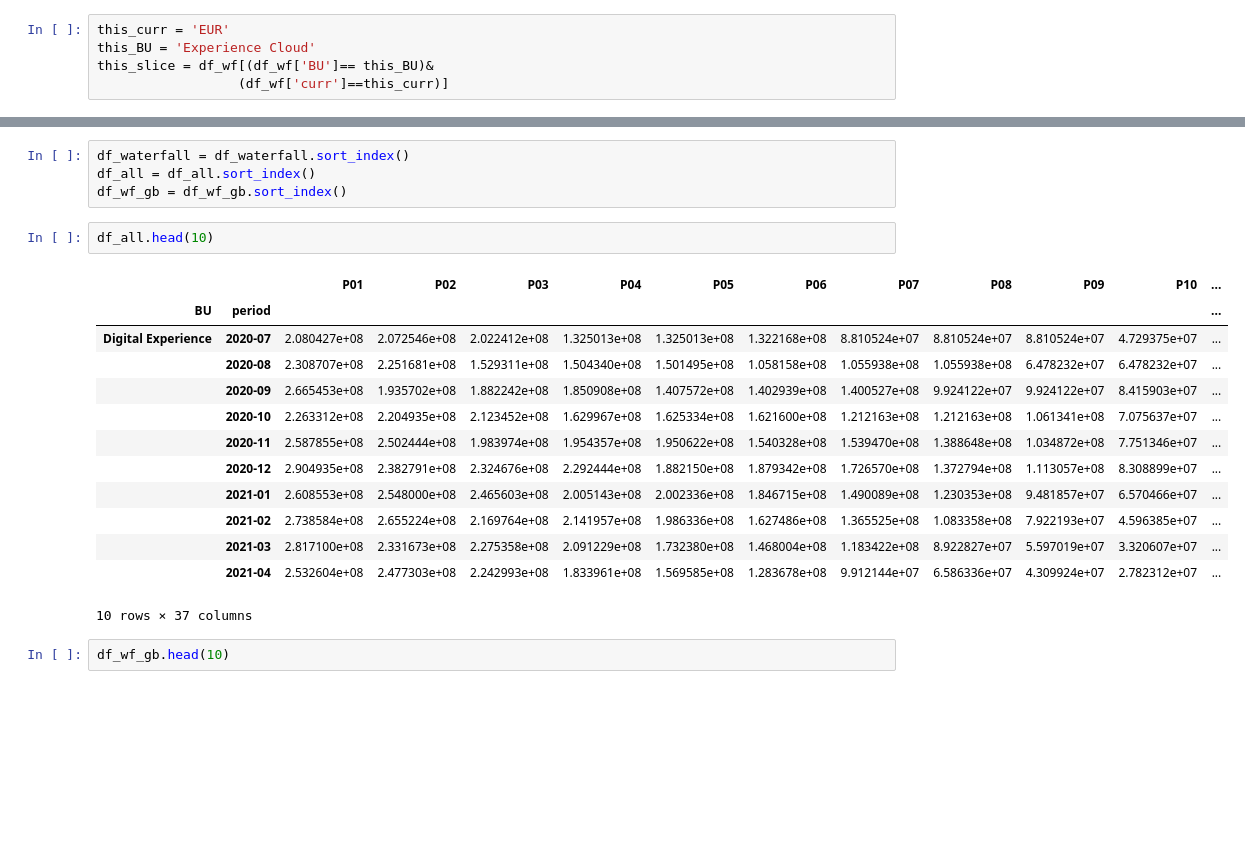
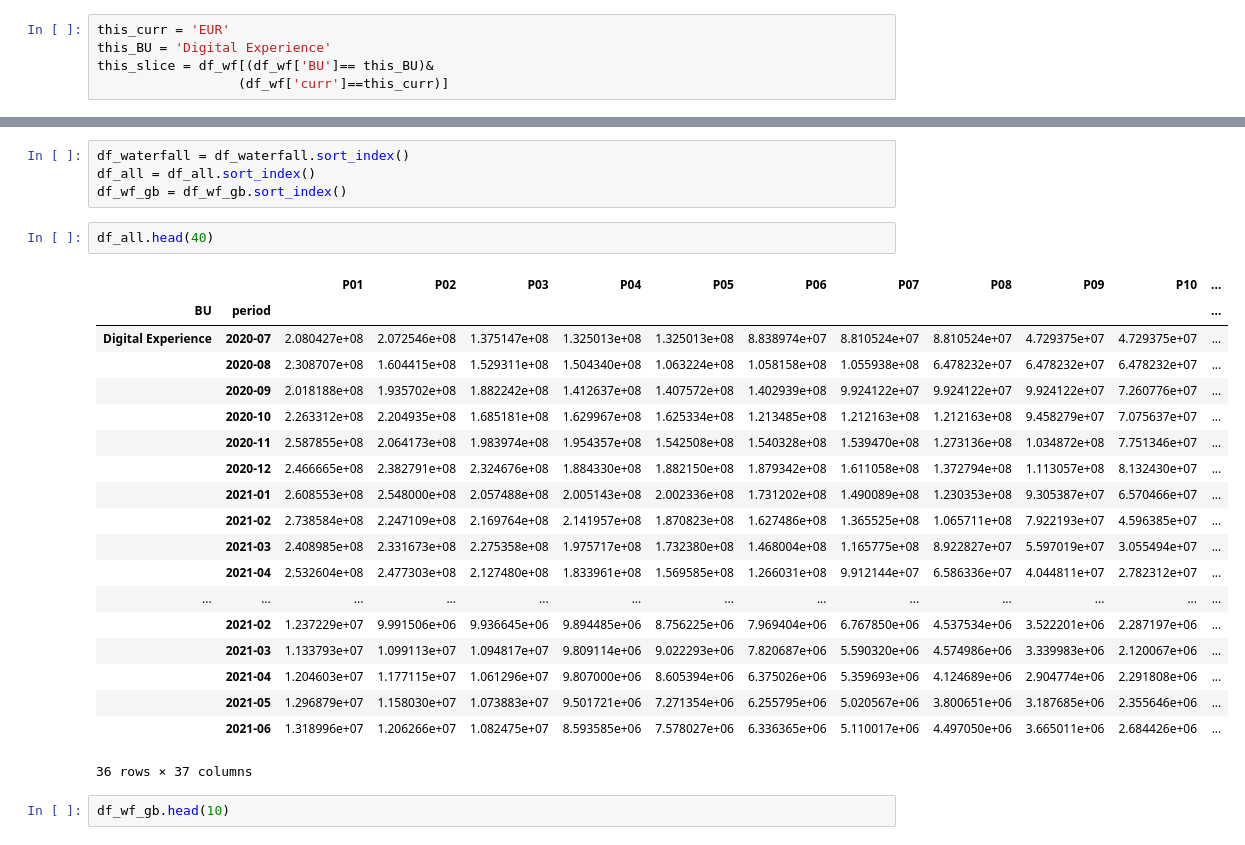
Before and after one commit to davidjsmith44/Deferred_Revenue_Forecast, a Jupyter notebook: notebooks/build_waterfall_from_initial.ipynb, the cells around one changed output, grey strips where cells are left out. Drawn from its saved outputs; the diff is of its cells as text; blank space fills up the shorter version.

```diff
--- a/notebooks/build_waterfall_from_initial.ipynb
+++ b/notebooks/build_waterfall_from_initial.ipynb
@@ -312,7 +312,7 @@ df_wf.head(40)
 40 rows × 40 columns
 # %%
 this_curr = 'EUR'
-this_BU = 'Experience Cloud'
+this_BU = 'Digital Experience'
 this_slice = df_wf[(df_wf['BU']== this_BU)&
                   (df_wf['curr']==this_curr)]
 # %%
@@ -851,21 +819,27 @@ df_waterfall = df_waterfall.sort_index()
 df_all = df_all.sort_index()
 df_wf_gb = df_wf_gb.sort_index()
 # %%
-df_all.head(10)
+df_all.head(40)
 # %% [output]
 |  |  | P01 | P02 | P03 | P04 | P05 | P06 | P07 | P08 | P09 | P10 | ... |
 | BU | period |  |  |  |  |  |  |  |  |  |  | ... |
-| Digital Experience | 2020-07 | 2.080427e+08 | 2.072546e+08 | 2.022412e+08 | 1.325013e+08 | 1.325013e+08 | 1.322168e+08 | 8.810524e+07 | 8.810524e+07 | 8.810524e+07 | 4.729375e+07 | ... |
-|  | 2020-08 | 2.308707e+08 | 2.251681e+08 | 1.529311e+08 | 1.504340e+08 | 1.501495e+08 | 1.058158e+08 | 1.055938e+08 | 1.055938e+08 | 6.478232e+07 | 6.478232e+07 | ... |
-|  | 2020-09 | 2.665453e+08 | 1.935702e+08 | 1.882242e+08 | 1.850908e+08 | 1.407572e+08 | 1.402939e+08 | 1.400527e+08 | 9.924122e+07 | 9.924122e+07 | 8.415903e+07 | ... |
-|  | 2020-10 | 2.263312e+08 | 2.204935e+08 | 2.123452e+08 | 1.629967e+08 | 1.625334e+08 | 1.621600e+08 | 1.212163e+08 | 1.212163e+08 | 1.061341e+08 | 7.075637e+07 | ... |
-|  | 2020-11 | 2.587855e+08 | 2.502444e+08 | 1.983974e+08 | 1.954357e+08 | 1.950622e+08 | 1.540328e+08 | 1.539470e+08 | 1.388648e+08 | 1.034872e+08 | 7.751346e+07 | ... |
-|  | 2020-12 | 2.904935e+08 | 2.382791e+08 | 2.324676e+08 | 2.292444e+08 | 1.882150e+08 | 1.879342e+08 | 1.726570e+08 | 1.372794e+08 | 1.113057e+08 | 8.308899e+07 | ... |
-|  | 2021-01 | 2.608553e+08 | 2.548000e+08 | 2.465603e+08 | 2.005143e+08 | 2.002336e+08 | 1.846715e+08 | 1.490089e+08 | 1.230353e+08 | 9.481857e+07 | 6.570466e+07 | ... |
-|  | 2021-02 | 2.738584e+08 | 2.655224e+08 | 2.169764e+08 | 2.141957e+08 | 1.986336e+08 | 1.627486e+08 | 1.365525e+08 | 1.083358e+08 | 7.922193e+07 | 4.596385e+07 | ... |
-|  | 2021-03 | 2.817100e+08 | 2.331673e+08 | 2.275358e+08 | 2.091229e+08 | 1.732380e+08 | 1.468004e+08 | 1.183422e+08 | 8.922827e+07 | 5.597019e+07 | 3.320607e+07 | ... |
-|  | 2021-04 | 2.532604e+08 | 2.477303e+08 | 2.242993e+08 | 1.833961e+08 | 1.569585e+08 | 1.283678e+08 | 9.912144e+07 | 6.586336e+07 | 4.309924e+07 | 2.782312e+07 | ... |
+| Digital Experience | 2020-07 | 2.080427e+08 | 2.072546e+08 | 1.375147e+08 | 1.325013e+08 | 1.325013e+08 | 8.838974e+07 | 8.810524e+07 | 8.810524e+07 | 4.729375e+07 | 4.729375e+07 | ... |
+|  | 2020-08 | 2.308707e+08 | 1.604415e+08 | 1.529311e+08 | 1.504340e+08 | 1.063224e+08 | 1.058158e+08 | 1.055938e+08 | 6.478232e+07 | 6.478232e+07 | 6.478232e+07 | ... |
+|  | 2020-09 | 2.018188e+08 | 1.935702e+08 | 1.882242e+08 | 1.412637e+08 | 1.407572e+08 | 1.402939e+08 | 9.924122e+07 | 9.924122e+07 | 9.924122e+07 | 7.260776e+07 | ... |
+|  | 2020-10 | 2.263312e+08 | 2.204935e+08 | 1.685181e+08 | 1.629967e+08 | 1.625334e+08 | 1.213485e+08 | 1.212163e+08 | 1.212163e+08 | 9.458279e+07 | 7.075637e+07 | ... |
+|  | 2020-11 | 2.587855e+08 | 2.064173e+08 | 1.983974e+08 | 1.954357e+08 | 1.542508e+08 | 1.540328e+08 | 1.539470e+08 | 1.273136e+08 | 1.034872e+08 | 7.751346e+07 | ... |
+|  | 2020-12 | 2.466665e+08 | 2.382791e+08 | 2.324676e+08 | 1.884330e+08 | 1.882150e+08 | 1.879342e+08 | 1.611058e+08 | 1.372794e+08 | 1.113057e+08 | 8.132430e+07 | ... |
+|  | 2021-01 | 2.608553e+08 | 2.548000e+08 | 2.057488e+08 | 2.005143e+08 | 2.002336e+08 | 1.731202e+08 | 1.490089e+08 | 1.230353e+08 | 9.305387e+07 | 6.570466e+07 | ... |
+|  | 2021-02 | 2.738584e+08 | 2.247109e+08 | 2.169764e+08 | 2.141957e+08 | 1.870823e+08 | 1.627486e+08 | 1.365525e+08 | 1.065711e+08 | 7.922193e+07 | 4.596385e+07 | ... |
+|  | 2021-03 | 2.408985e+08 | 2.331673e+08 | 2.275358e+08 | 1.975717e+08 | 1.732380e+08 | 1.468004e+08 | 1.165775e+08 | 8.922827e+07 | 5.597019e+07 | 3.055494e+07 | ... |
+|  | 2021-04 | 2.532604e+08 | 2.477303e+08 | 2.127480e+08 | 1.833961e+08 | 1.569585e+08 | 1.266031e+08 | 9.912144e+07 | 6.586336e+07 | 4.044811e+07 | 2.782312e+07 | ... |
+| ... | ... | ... | ... | ... | ... | ... | ... | ... | ... | ... | ... | ... |
+|  | 2021-02 | 1.237229e+07 | 9.991506e+06 | 9.936645e+06 | 9.894485e+06 | 8.756225e+06 | 7.969404e+06 | 6.767850e+06 | 4.537534e+06 | 3.522201e+06 | 2.287197e+06 | ... |
+|  | 2021-03 | 1.133793e+07 | 1.099113e+07 | 1.094817e+07 | 9.809114e+06 | 9.022293e+06 | 7.820687e+06 | 5.590320e+06 | 4.574986e+06 | 3.339983e+06 | 2.120067e+06 | ... |
+|  | 2021-04 | 1.204603e+07 | 1.177115e+07 | 1.061296e+07 | 9.807000e+06 | 8.605394e+06 | 6.375026e+06 | 5.359693e+06 | 4.124689e+06 | 2.904774e+06 | 2.291808e+06 | ... |
+|  | 2021-05 | 1.296879e+07 | 1.158030e+07 | 1.073883e+07 | 9.501721e+06 | 7.271354e+06 | 6.255795e+06 | 5.020567e+06 | 3.800651e+06 | 3.187685e+06 | 2.355646e+06 | ... |
+|  | 2021-06 | 1.318996e+07 | 1.206266e+07 | 1.082475e+07 | 8.593585e+06 | 7.578027e+06 | 6.336365e+06 | 5.110017e+06 | 4.497050e+06 | 3.665011e+06 | 2.684426e+06 | ... |
-10 rows × 37 columns
+36 rows × 37 columns
 # %%
 df_wf_gb.head(10)
 # %% [output]
```
Also changed, not shown: parts of 32 cells of this notebook, 3 other files.
